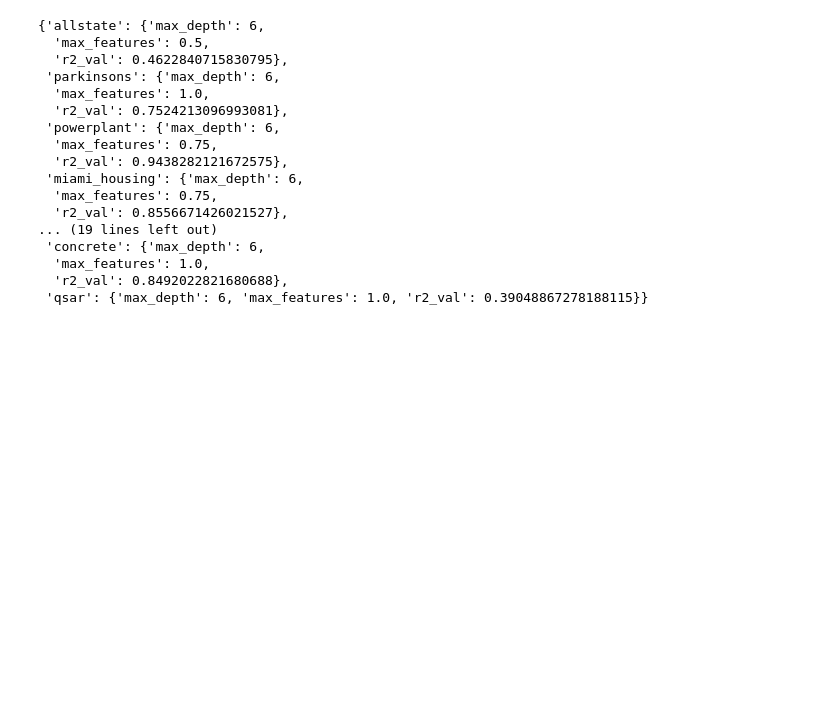
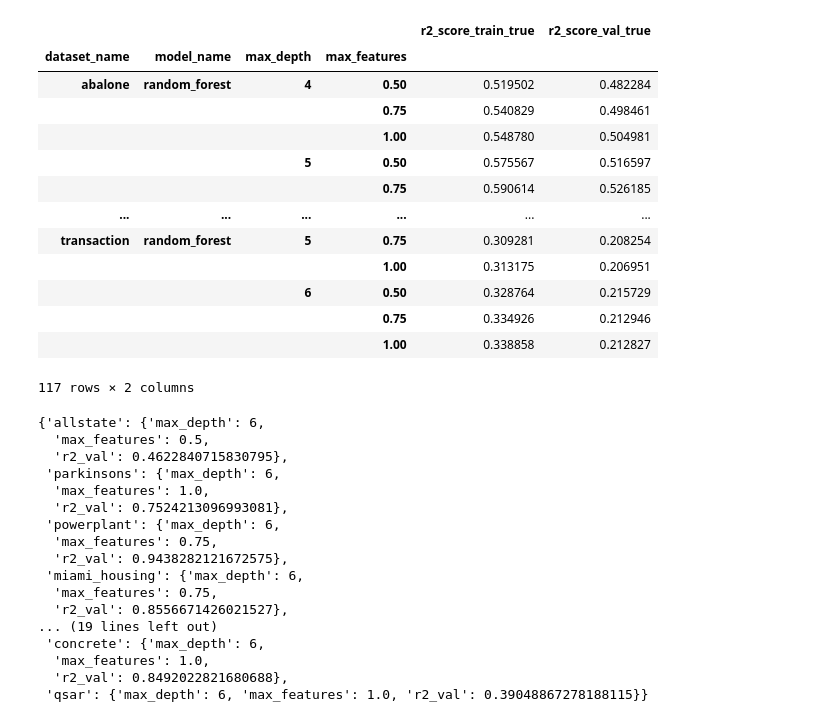
Before and after one commit to mattyshen/adaptiveTTI, a Jupyter notebook: notebooks/04_train_best_model.ipynb, the cells around one changed output. Saved outputs shown, nothing was run; the diff lists cells and outputs as text; code cells hidden in the pictures; blank space fills up the shorter version.

```diff
--- a/notebooks/04_train_best_model.ipynb
+++ b/notebooks/04_train_best_model.ipynb
@@ -50,6 +47,23 @@ random_forest= r[r['model_name'] == 'random_forest'].drop(columns=['subsample_fr
                                                         'gpu', 'n_epochs', 'max_rules', 'max_trees', 'pre_interaction', 'post_interaction',
                                                         'pre_max_features', 'post_max_features', 'size_interactions'])
 random_forest_g = random_forest.groupby(['dataset_name','model_name', 'max_depth', 'max_features'])[['r2_score_train_true', 'r2_score_val_true']].mean()
+# %%
+random_forest_g
+# %% [output]
+|  |  |  |  | r2_score_train_true | r2_score_val_true |
+| dataset_name | model_name | max_depth | max_features |  |  |
+| abalone | random_forest | 4 | 0.50 | 0.519502 | 0.482284 |
+|  |  |  | 0.75 | 0.540829 | 0.498461 |
+|  |  |  | 1.00 | 0.548780 | 0.504981 |
+|  |  | 5 | 0.50 | 0.575567 | 0.516597 |
+|  |  |  | 0.75 | 0.590614 | 0.526185 |
+| ... | ... | ... | ... | ... | ... |
+| transaction | random_forest | 5 | 0.75 | 0.309281 | 0.208254 |
+|  |  |  | 1.00 | 0.313175 | 0.206951 |
+|  |  | 6 | 0.50 | 0.328764 | 0.215729 |
+|  |  |  | 0.75 | 0.334926 | 0.212946 |
+|  |  |  | 1.00 | 0.338858 | 0.212827 |
+117 rows × 2 columns
 # %%
 random_forest_best_hyp = {}
 for d in datasets:
```
Also changed, not shown: parts of 3 cells of this notebook, 19 other files.
